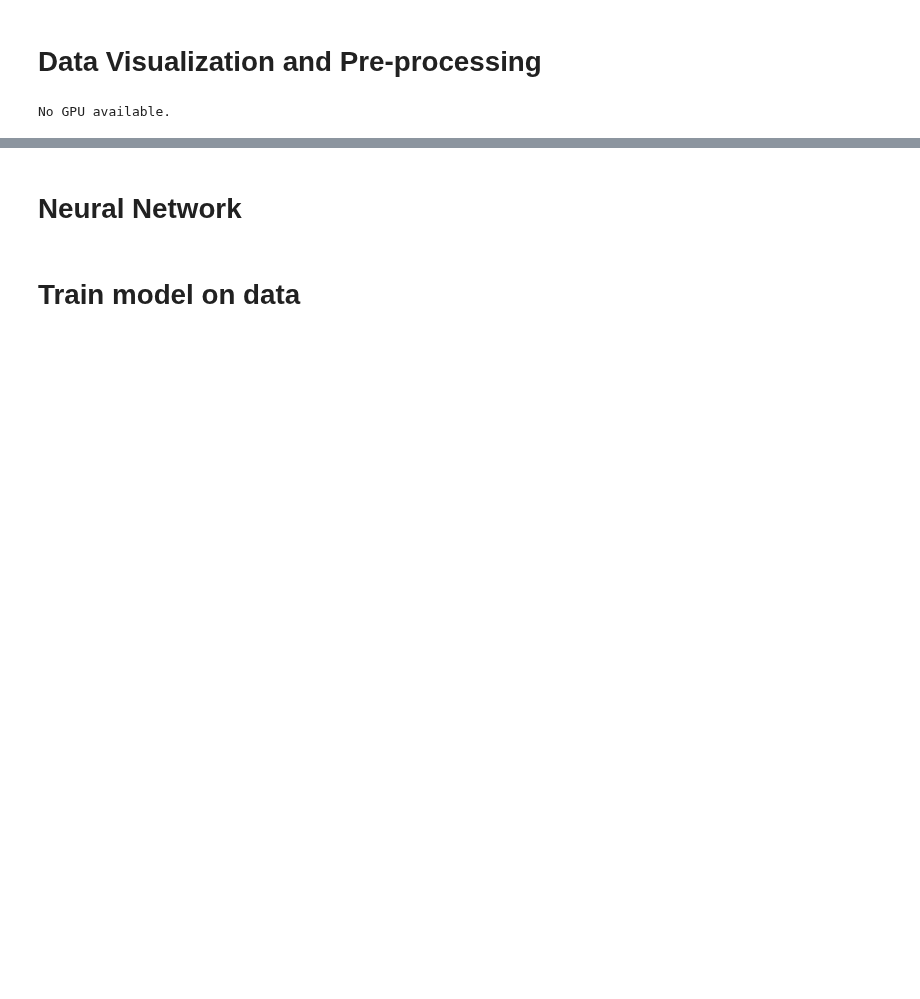
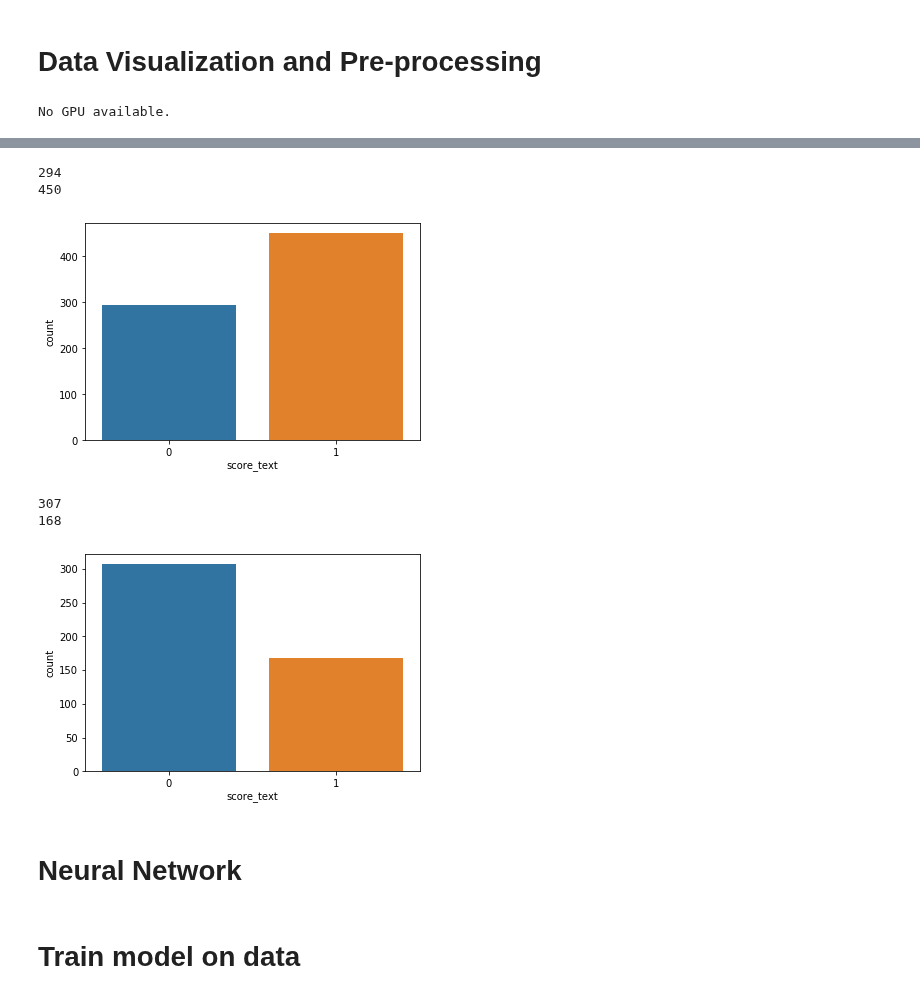
Before and after one commit to oskarwiese/fagprojekt, a Jupyter notebook: src/Classifier_notebook.ipynb, the cells around one changed output, grey strips where cells are left out. Saved outputs shown, nothing was run; the diff lists cells and outputs as text; code cells hidden in the pictures; blank space fills up the shorter version.

```diff
--- a/src/Classifier_notebook.ipynb
+++ b/src/Classifier_notebook.ipynb
@@ -83,4 +84,10 @@ for category in categoricals:
 # %%
+#dataprep(data, catname, numname, norm_type = "zscore")
+
+# Changing the categorical values to categories
+for category in categoricals:
+    data[category] = data[category].astype("category")
+
 # Preparing data for pytorch
 
 # Converting the categorical values to a tensor
@@ -94,33 +101,49 @@ Xnum = np.stack([data[col].values for col in numericals], 1)
 Xnum = torch.tensor(Xnum, dtype=torch.float)
 
 # Converting the output to tensor
 y = torch.tensor(data[outputs].values).flatten()
 
 # Calculation of embedding sizes for the categorical values in the format (unique categorical values, embedding size (dimension of encoding))
 categorical_column_sizes = [len(data[column].cat.categories) for column in categoricals]
 categorical_embedding_sizes = [(col_size, min(50, (col_size+1)//2)) for col_size in categorical_column_sizes]
 
 # Train-test split
 totalnumber = len(Xnum)
 testnumber = int(totalnumber * 0.2)
 
 Xcattrain = Xcat[:totalnumber - testnumber]
 Xcattest = Xcat[totalnumber - testnumber:totalnumber]
 Xnumtrain = Xnum[:totalnumber - testnumber]
 Xnumtest = Xnum[totalnumber - testnumber:totalnumber]
 ytrain = y[:totalnumber - testnumber]
 ytest = y[totalnumber - testnumber:totalnumber]
 
 
 # Make sure that we dont validate on training data to compare if the algorithm is biased
 
 
 normalize(Xnumtrain, "zscore");
 normalize(Xnumtest, "zscore");
 
 df = data[totalnumber - testnumber:totalnumber]
 black_data = df[df["race"]=="African-American"]
 white_data = df[df["race"]=="Caucasian"]
+
+sb.countplot(x = "score_text", data = black_data)
+print(len(black_data[black_data["score_text"] == 0]))
+print(len(black_data[black_data["score_text"] == 1]))
+plt.show()
+sb.countplot(x = "score_text", data = white_data)
+print(len(white_data[white_data["score_text"] == 0]))
+print(len(white_data[white_data["score_text"] == 1]))
+plt.show()
+# %% [output]
+294
+450
+[figure, added]
+307
+168
+[figure, added]
 # %% [markdown]
 # Neural Network
 # %%
```
Also changed, not shown: parts of 6 cells of this notebook.
